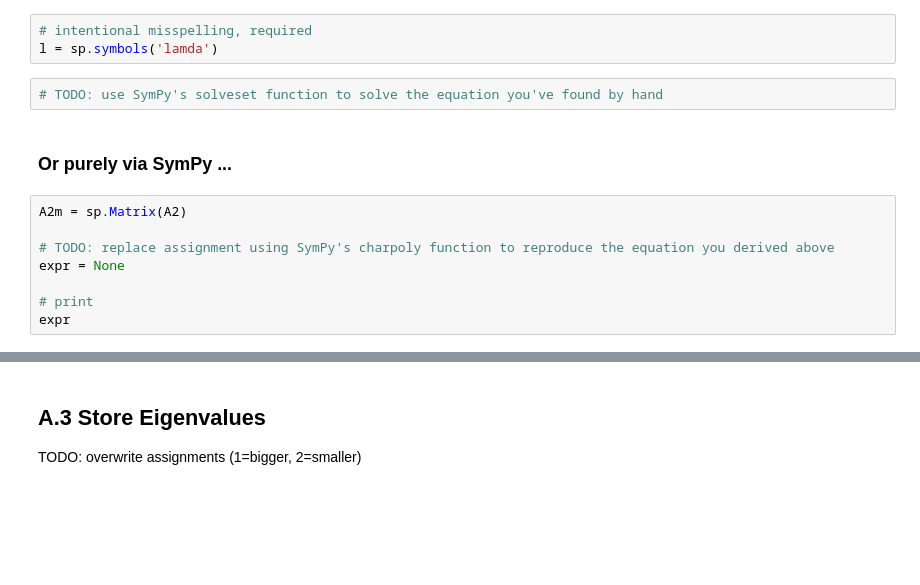
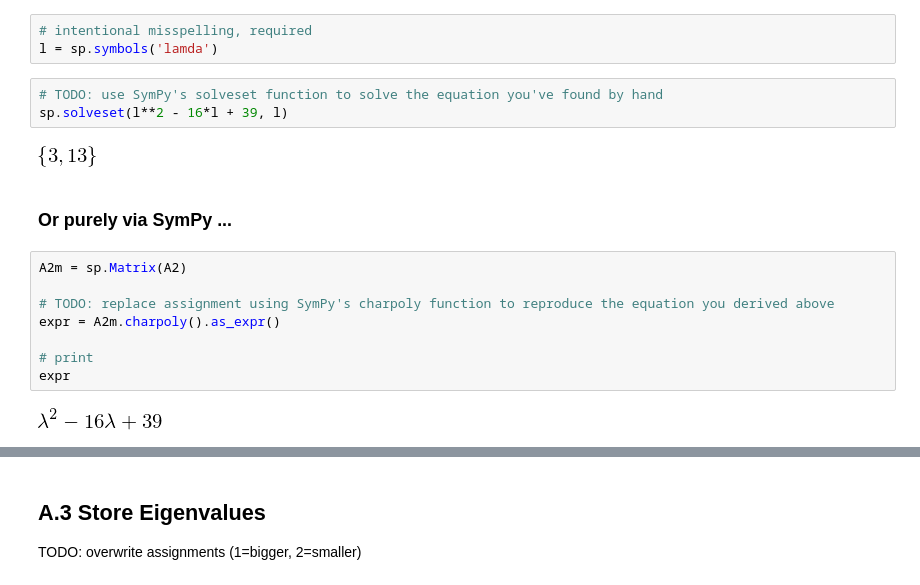
Before and after one commit to emily-jean/dimensionality-reduction, a Jupyter notebook: starter-3.2.ipynb, the cells around one changed output, grey strips where cells are left out. Saved outputs shown, nothing was run; the diff lists cells and outputs as text; blank space fills up the shorter version.

```diff
--- a/starter-3.2.ipynb
+++ b/starter-3.2.ipynb
@@ -37,16 +40,21 @@ TODO: finish (produce a polynomial in $\lambda$ equal to 0, showing all steps)
 l = sp.symbols('lamda')
 # %%
 # TODO: use SymPy's solveset function to solve the equation you've found by hand
+sp.solveset(l**2 - 16*l + 39, l)
+# %% [output]
+[figure, added]
 # %% [markdown]
 ### Or purely via SymPy ...
 # %%
 A2m = sp.Matrix(A2)
 
 # TODO: replace assignment using SymPy's charpoly function to reproduce the equation you derived above
-expr = None
+expr = A2m.charpoly().as_expr()
 
 # print
 expr
+# %% [output]
+[figure, added]
 # %%
 # expression factored
 expr.factor()
```
Also changed, not shown: parts of 29 cells of this notebook.
